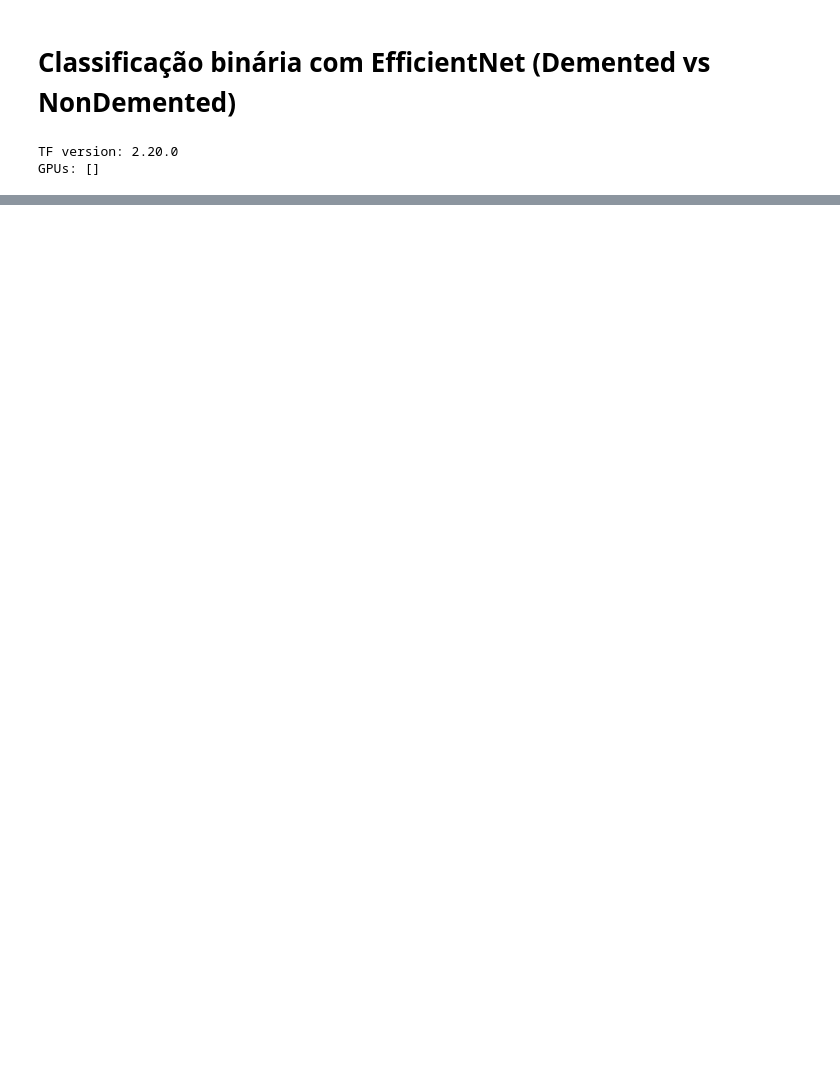
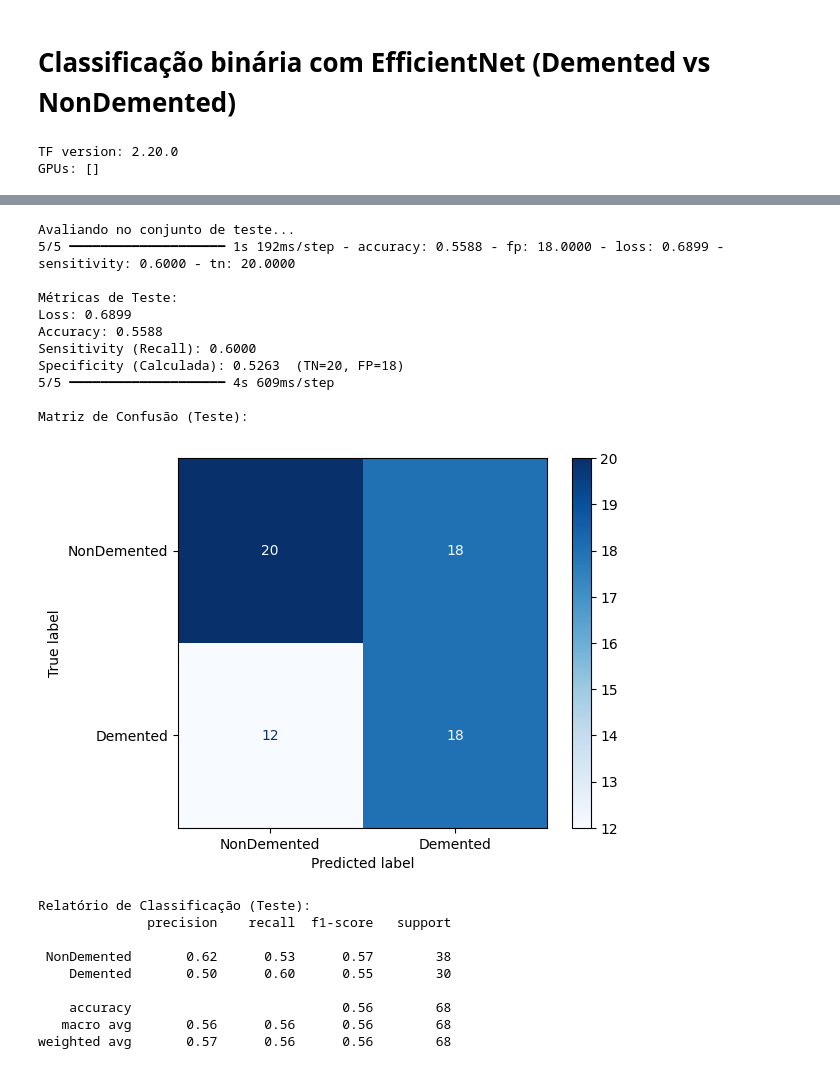
Before and after one commit to pdMiranda/PAI, a Jupyter notebook: Trabalho/src/efficient_net.ipynb, the cells around one changed output, grey strips where cells are left out. Drawn from its saved outputs; the diff is of its cells as text; code cells hidden in the pictures; blank space fills up the shorter version.

```diff
--- a/Trabalho/src/efficient_net.ipynb
+++ b/Trabalho/src/efficient_net.ipynb
@@ -383,0 +319,17 @@ print(confusion_matrix(y_true_mri, y_pred_mri))
+# %%
+# --- CONTINUAR O TREINAMENTO (FINE-TUNING) ---
+
+# Quantas épocas a mais para o fine-tuning
+FINE_TUNE_EPOCHS = 15
+TOTAL_EPOCHS = EPOCHS + FINE_TUNE_EPOCHS
+
+print("Iniciando fine-tuning...")
+
+history_fine_tune = model.fit(
+    train_ds,
+    epochs=TOTAL_EPOCHS,
+    initial_epoch=history.epoch[-1],
+    validation_data=val_ds
+)
+
+print("Fine-tuning concluído.")
@@ -383,0 +354,58 @@ print(confusion_matrix(y_true_mri, y_pred_mri))
+# %%
+print("Avaliando no conjunto de teste...")
+
+# 1. Avaliação geral
+results = model.evaluate(test_ds)
+loss = results[0]
+accuracy = results[1]
+sensitivity = results[2]
+tn = results[3] # Verdadeiros Negativos (True Negatives)
+fp = results[4] # Falsos Positivos (False Positives)
+
+# 2. Calcular Especificidade manualmente
+specificity = tn / (tn + fp + 1e-7)
+
+print("\nMétricas de Teste:")
+print(f"Loss: {loss:.4f}")
+print(f"Accuracy: {accuracy:.4f}")
+print(f"Sensitivity (Recall): {sensitivity:.4f}")
+print(f"Specificity (Calculada): {specificity:.4f}  (TN={int(tn)}, FP={int(fp)})")
+
+
+# 3. Obter predições para a matriz de confusão
+y_true = np.concatenate([y for x, y in test_ds], axis=0)
+y_pred_probs = model.predict(test_ds)
+y_pred = (y_pred_probs > 0.5).astype(int).flatten()
+
+# 4. Calcular e exibir Matriz de Confusão
+print("\nMatriz de Confusão (Teste):")
+cm = confusion_matrix(y_true, y_pred)
+disp = ConfusionMatrixDisplay(confusion_matrix=cm, display_labels=CLASS_MAP.keys())
+disp.plot(cmap='Blues')
+plt.show()
+
+# 5. Relatório de Classificação
+print("\nRelatório de Classificação (Teste):")
+print(classification_report(y_true, y_pred, target_names=CLASS_MAP.keys()))
+# %% [output]
+Avaliando no conjunto de teste...
+5/5 ━━━━━━━━━━━━━━━━━━━━ 1s 192ms/step - accuracy: 0.5588 - fp: 18.0000 - loss: 0.6899 - sensitivity: 0.6000 - tn: 20.0000
+
+Métricas de Teste:
+Loss: 0.6899
+Accuracy: 0.5588
+Sensitivity (Recall): 0.6000
+Specificity (Calculada): 0.5263  (TN=20, FP=18)
+5/5 ━━━━━━━━━━━━━━━━━━━━ 4s 609ms/step
+
+Matriz de Confusão (Teste):
+[figure, added]
+Relatório de Classificação (Teste):
+              precision    recall  f1-score   support
+
+ NonDemented       0.62      0.53      0.57        38
+    Demented       0.50      0.60      0.55        30
+
+    accuracy                           0.56        68
+   macro avg       0.56      0.56      0.56        68
+weighted avg       0.57      0.56      0.56        68
```
Also changed, not shown: parts of 15 cells of this notebook.
